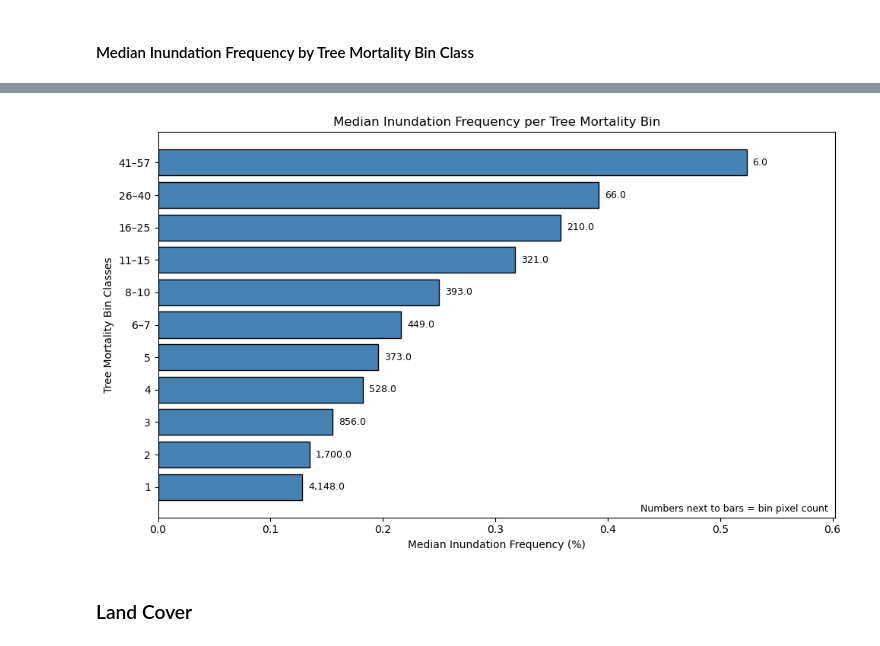
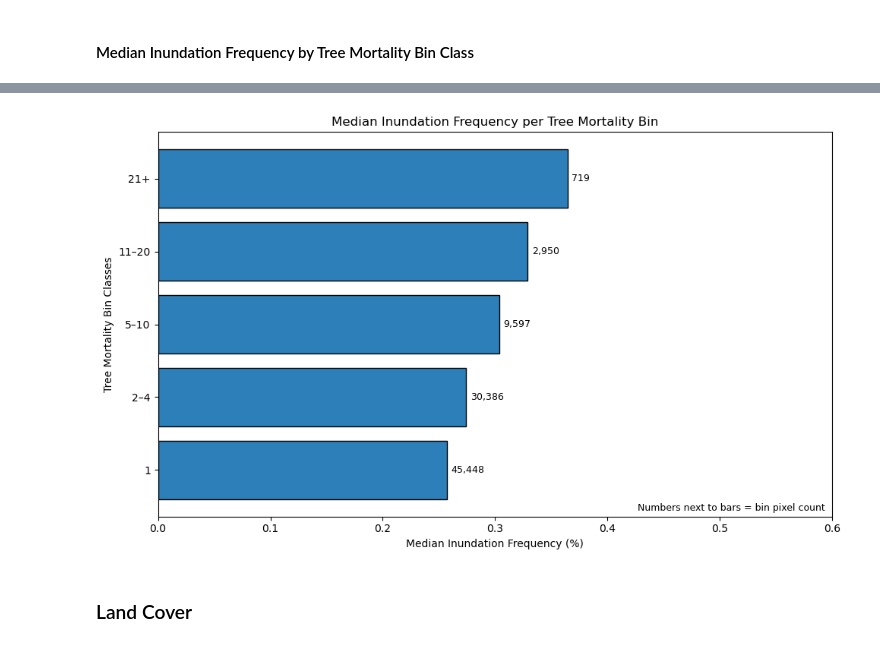
Before and after one commit to ambarfield/Barfield_Andrew_MP, a Jupyter notebook: Tree_Mortality_Script.ipynb, the cells around one changed output, grey strips where cells are left out. Drawn from its saved outputs; the diff is of its cells as text; code cells hidden in the pictures.

```diff
--- a/Tree_Mortality_Script.ipynb
+++ b/Tree_Mortality_Script.ipynb
@@ -176,9 +125,13 @@ edges = adjusted_bins
 # Create an empty median inundation frequency list to store median values that correspond to the predefined adjusted bin classes
 median_inundation_values = []
 
+# Define edges
+edges = tree_threshold_bins
+
 # Iterate through the adjusted bins (edges) to calculate the tree mortality and pixel count within each bin class, where lower = the lower threhsold of each bin and upper = the upper threshold of each bin
-for i,upper in enumerate(edges):
-    lower = 1 if i == 0 else edges [i-1] + 1
+for i in range(len(edges) - 1):
+    lower = int(edges[i])
+    upper = int(edges[i + 1]) - 1
     tree_threshold_mask = Con((single_band_tree_raster >= lower) & (single_band_tree_raster <= upper), 1) # create a conditional tree threshold mask that returns tree mortality within each adjusted bin class
     tree_threshold_array = arcpy.RasterToNumPyArray(tree_threshold_mask, nodata_to_value = 0) # create an array from the tree_threshold_mask above and list "No Data" value as 0
     pixel_count = np.count_nonzero(tree_threshold_array) # list the pixel count for dead trees within each adjusted bin class
@@ -225,61 +172,72 @@ inundation_frequency_df
 # Create labels for plot
 inund_x = np.arange(len(inundation_frequency_df))
 inund_y_median = inundation_frequency_df["Median Inundation Frequency (%)"].astype(float)
-inund_y_count = inundation_frequency_df["Pixel Count"].astype(float)
+inund_y_count = inundation_frequency_df["Pixel Count"].astype(int)
 
-# Define dash mark for bin labels
+# Define dashmark
 en_dash = "\u2013"
 
-# Create Bin Label column for display
-inundation_frequency_df["Bin Label"] = np.where(
-    inundation_frequency_df["Lower Threshold"] == inundation_frequency_df["Upper Threshold"],
-    inundation_frequency_df["Lower Threshold"].astype(int).astype(str),
-    inundation_frequency_df["Lower Threshold"].astype(int).astype(str)
-    + en_dash +
-    inundation_frequency_df["Upper Threshold"].astype(int).astype(str)
-)
+# Create mortality bin
+inundation_frequency_df["Bin Label"] = [
+    str(int(row["Lower Threshold"])) if i == 0 else
+    f"{int(row['Lower Threshold'])}+" if i == len(inundation_frequency_df)-1 else
+    f"{int(row['Lower Threshold'])}\u2013{int(row['Upper Threshold'])}"
+    for i, row in inundation_frequency_df.iterrows()
+]
+
+# Create labels
+labels = inundation_frequency_df["Bin Label"].tolist()
 
 # Create figure, axes, and bars
 fig, ax = plt.subplots(figsize=(10, 6))
-bars = ax.barh(inund_x, inund_y_median, color="steelblue", edgecolor="black")
+bars = ax.barh(inund_x, inund_y_median, color="#2C7FB8", edgecolor="black")
 
 # Set maximum x-axis limit
-xmax = inund_y_median.max()
-ax.set_xlim(0, xmax * 1.15)
+x_fixed_max = 0.6
+x_threshold = 0.6
+
+# Calcualte new maximum for x-axis, if threshold is exceeded
+data_max = inund_y_median.max()
+
+if data_max <= x_threshold:
+    ax.set_xlim(0, x_fixed_max)
+else:
+    ax.set_xlim(0, data_max * 1.15)
 
 # Plot labels and formatting
 ax.set_yticks(inund_x)
-ax.set_yticklabels(inundation_frequency_df["Bin Label"])
+ax.set_yticklabels(labels=labels)
+ax.set_xlim(0, 0.6)
 ax.set_xlabel("Median Inundation Frequency (%)")
 ax.set_ylabel("Tree Mortality Bin Classes")
 ax.set_title("Median Inundation Frequency per Tree Mortality Bin")
 ax.text(
     0.99, 0.01,
     "Numbers next to bars = bin pixel count",
     transform=ax.transAxes,
     ha="right",
     va="bottom",
     fontsize=9,
     color="black"
 )
 
 # Add pixel counts to the right of each bar
 for i, (val, cnt) in enumerate(zip(inund_y_median, inund_y_count)):
     ax.text(val + (inund_y_median.max()*0.01),  # small offset to the right
             i,
             f"{cnt:,}",
             va="center",
             fontsize=9)
 
 # Plot and save figure
 plt.tight_layout()
 plt.savefig(
     str(data_directory/"Output_Data"/"Figure_Outputs"/"inundation_frequency.png"),
     bbox_inches="tight"
 )
 plt.show()
 # %% [output]
-[figure, old version]
+[figure, new version]
 # %% [markdown]
 ### Land Cover
 # %%
```
Also changed, not shown: parts of 60 cells of this notebook.
